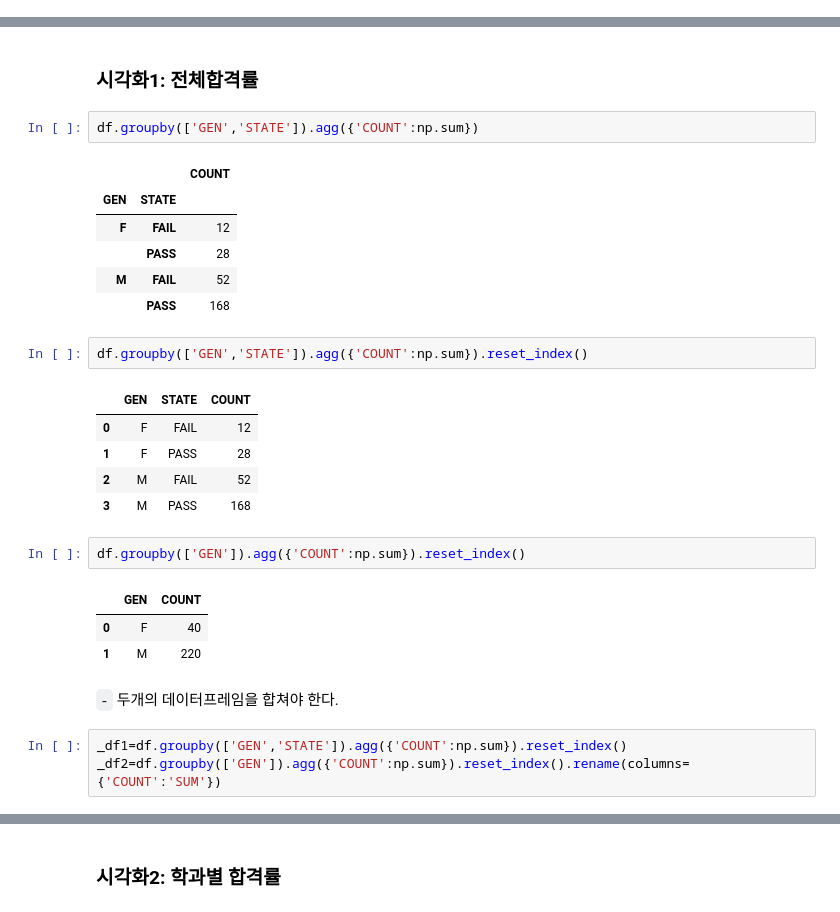
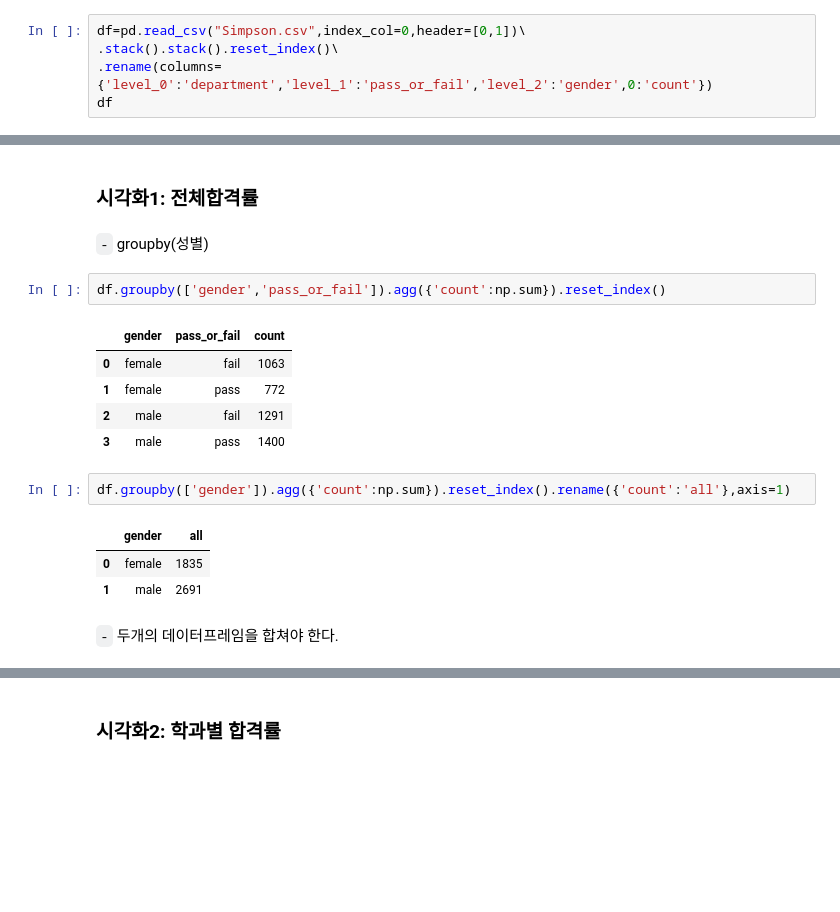
Before and after one commit to guebin/DV2022_backup, a Jupyter notebook: _notebooks/2099-01-01-draft.ipynb, the cells around one changed output, grey strips where cells are left out. Cells and saved outputs as stored; diff of their text form; blank space fills up the shorter version.

```diff
--- a/_notebooks/2099-01-01-draft.ipynb
+++ b/_notebooks/2099-01-01-draft.ipynb
@@ -571,0 +542,5 @@ df.groupby(['GEN','STATE']).agg({'COUNT':np.sum})
+# %%
+df=pd.read_csv("Simpson.csv",index_col=0,header=[0,1])\
+.stack().stack().reset_index()\
+.rename(columns={'level_0':'department','level_1':'pass_or_fail','level_2':'gender',0:'count'})
+df
@@ -572,30 +565,20 @@ df.groupby(['GEN','STATE']).agg({'COUNT':np.sum})
 # %% [markdown]
 ### 시각화1: 전체합격률
+# %% [markdown]
+`-` groupby(성별)
 # %%
-df.groupby(['GEN','STATE']).agg({'COUNT':np.sum})
+df.groupby(['gender','pass_or_fail']).agg({'count':np.sum}).reset_index()
 # %% [output]
-|  |  | COUNT |
-| GEN | STATE |  |
-| F | FAIL | 12 |
-|  | PASS | 28 |
-| M | FAIL | 52 |
-|  | PASS | 168 |
+|  | gender | pass_or_fail | count |
+| 0 | female | fail | 1063 |
+| 1 | female | pass | 772 |
+| 2 | male | fail | 1291 |
+| 3 | male | pass | 1400 |
-# %%
-df.groupby(['GEN','STATE']).agg({'COUNT':np.sum}).reset_index()
-# %% [output]
-|  | GEN | STATE | COUNT |
-| 0 | F | FAIL | 12 |
-| 1 | F | PASS | 28 |
-| 2 | M | FAIL | 52 |
-| 3 | M | PASS | 168 |
 # %%
-df.groupby(['GEN']).agg({'COUNT':np.sum}).reset_index()
+df.groupby(['gender']).agg({'count':np.sum}).reset_index().rename({'count':'all'},axis=1)
 # %% [output]
-|  | GEN | COUNT |
-| 0 | F | 40 |
-| 1 | M | 220 |
+|  | gender | all |
+| 0 | female | 1835 |
+| 1 | male | 2691 |
 # %% [markdown]
 `-` 두개의 데이터프레임을 합쳐야 한다.
-# %%
-_df1=df.groupby(['GEN','STATE']).agg({'COUNT':np.sum}).reset_index()
-_df2=df.groupby(['GEN']).agg({'COUNT':np.sum}).reset_index().rename(columns={'COUNT':'SUM'})
```
Also changed, not shown: parts of 42 cells of this notebook, 1 other file.
